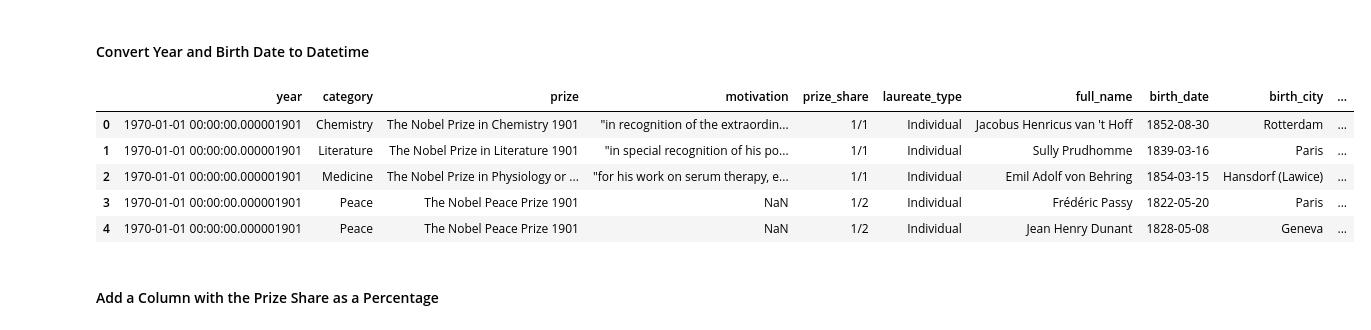
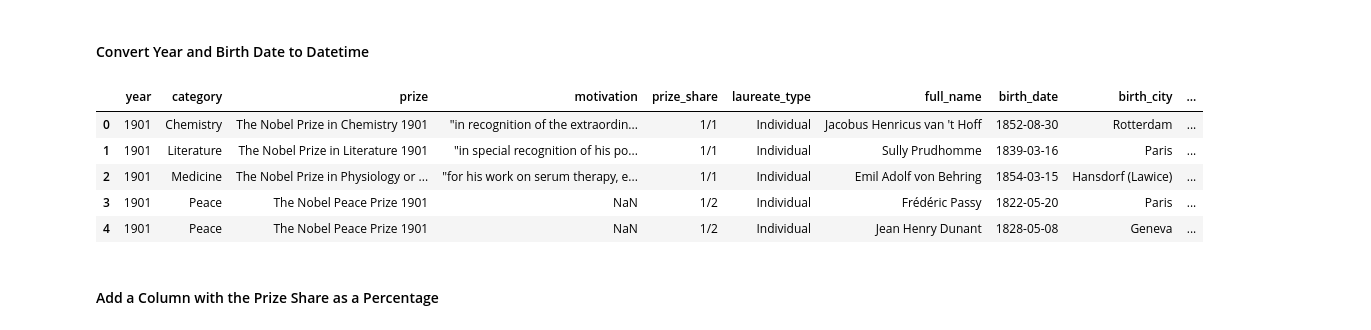
Before and after one commit to LostHeir/DataAnlys_NobelPrizes, a Jupyter notebook: Nobel_Prize_Analysis.ipynb, the cells around one changed output. Cells and saved outputs as stored; diff of their text form; code cells hidden in the pictures.

```diff
--- a/Nobel_Prize_Analysis.ipynb
+++ b/Nobel_Prize_Analysis.ipynb
@@ -146,16 +146,15 @@ df_data.loc[df_data.organization_name.isna()][col_subset]
 # %% [markdown]
 #### Convert Year and Birth Date to Datetime
 # %%
-df_data.year = pd.to_datetime(df_data.year)
 df_data.birth_date = pd.to_datetime(df_data.birth_date)
 df_data.head()
 # %% [output]
 |  | year | category | prize | motivation | prize_share | laureate_type | full_name | birth_date | birth_city | ... |
-| 0 | 1970-01-01 00:00:00.000001901 | Chemistry | The Nobel Prize in Chemistry 1901 | "in recognition of the extraordin... | 1/1 | Individual | Jacobus Henricus van 't Hoff | 1852-08-30 | Rotterdam | ... |
-| 1 | 1970-01-01 00:00:00.000001901 | Literature | The Nobel Prize in Literature 1901 | "in special recognition of his po... | 1/1 | Individual | Sully Prudhomme | 1839-03-16 | Paris | ... |
-| 2 | 1970-01-01 00:00:00.000001901 | Medicine | The Nobel Prize in Physiology or ... | "for his work on serum therapy, e... | 1/1 | Individual | Emil Adolf von Behring | 1854-03-15 | Hansdorf (Lawice) | ... |
-| 3 | 1970-01-01 00:00:00.000001901 | Peace | The Nobel Peace Prize 1901 | NaN | 1/2 | Individual | Frédéric Passy | 1822-05-20 | Paris | ... |
-| 4 | 1970-01-01 00:00:00.000001901 | Peace | The Nobel Peace Prize 1901 | NaN | 1/2 | Individual | Jean Henry Dunant | 1828-05-08 | Geneva | ... |
+| 0 | 1901 | Chemistry | The Nobel Prize in Chemistry 1901 | "in recognition of the extraordin... | 1/1 | Individual | Jacobus Henricus van 't Hoff | 1852-08-30 | Rotterdam | ... |
+| 1 | 1901 | Literature | The Nobel Prize in Literature 1901 | "in special recognition of his po... | 1/1 | Individual | Sully Prudhomme | 1839-03-16 | Paris | ... |
+| 2 | 1901 | Medicine | The Nobel Prize in Physiology or ... | "for his work on serum therapy, e... | 1/1 | Individual | Emil Adolf von Behring | 1854-03-15 | Hansdorf (Lawice) | ... |
+| 3 | 1901 | Peace | The Nobel Peace Prize 1901 | NaN | 1/2 | Individual | Frédéric Passy | 1822-05-20 | Paris | ... |
+| 4 | 1901 | Peace | The Nobel Peace Prize 1901 | NaN | 1/2 | Individual | Jean Henry Dunant | 1828-05-08 | Geneva | ... |
 # %% [markdown]
 #### Add a Column with the Prize Share as a Percentage
 # %%
```
Also changed, not shown: parts of 4 cells of this notebook.
